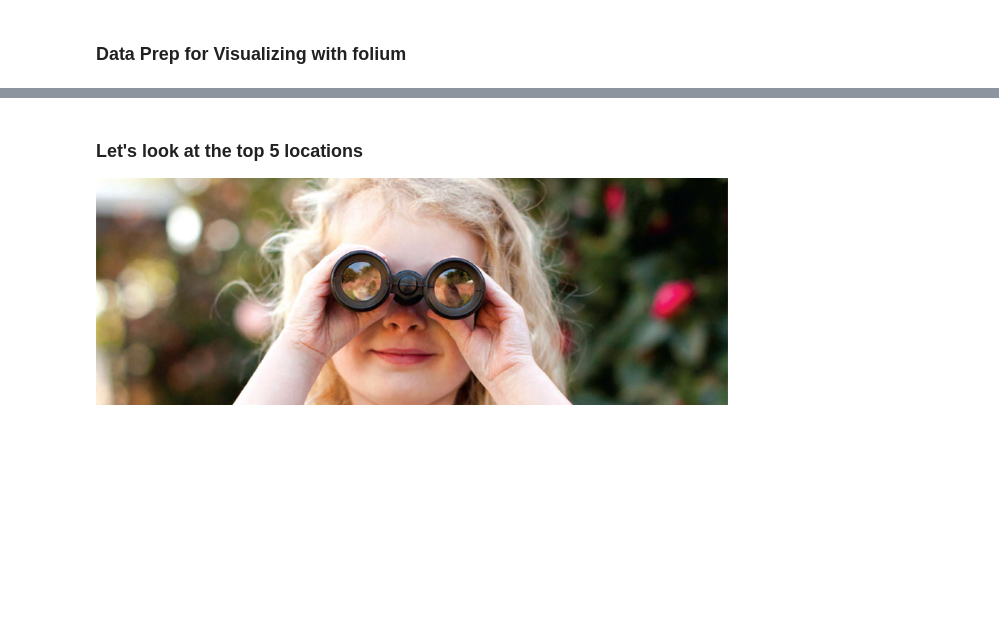
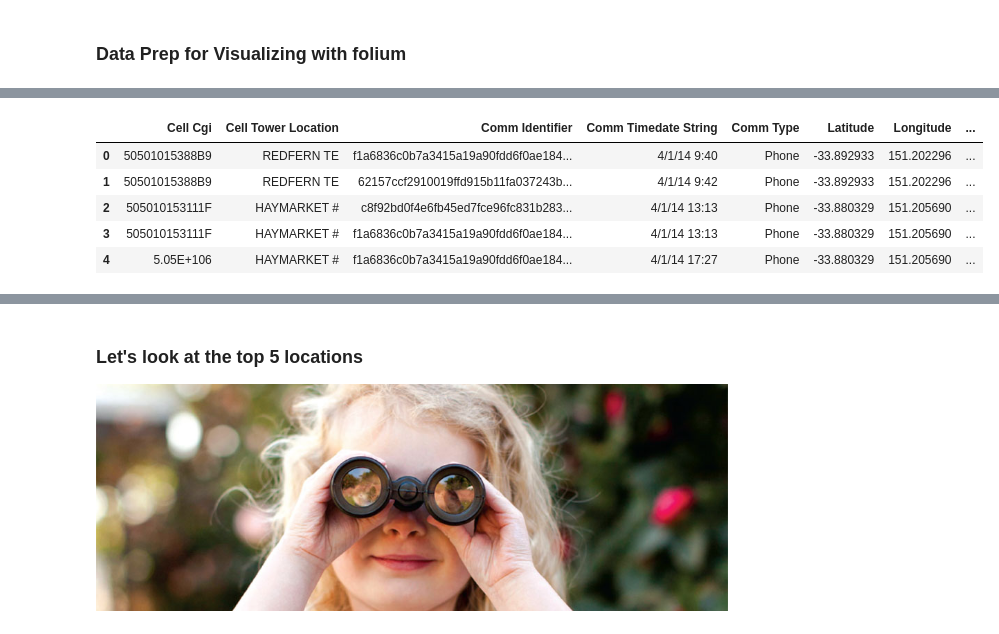
Before and after one commit to godsylla/visualizing-geodata_folium-bokeh-demo-, a Jupyter notebook: Folium_Demo.ipynb, the cells around one changed output, grey strips where cells are left out. Saved outputs shown, nothing was run; the diff lists cells and outputs as text; code cells hidden in the pictures; blank space fills up the shorter version.

```diff
--- a/Folium_Demo.ipynb
+++ b/Folium_Demo.ipynb
@@ -221,0 +385,9 @@ _ = sns.boxplot(data['Longitude'])
+# %%
+data.head()
+# %% [output]
+|  | Cell Cgi | Cell Tower Location | Comm Identifier | Comm Timedate String | Comm Type | Latitude | Longitude | ... |
+| 0 | 50501015388B9 | REDFERN TE | f1a6836c0b7a3415a19a90fdd6f0ae184... | 4/1/14 9:40 | Phone | -33.892933 | 151.202296 | ... |
+| 1 | 50501015388B9 | REDFERN TE | 62157ccf2910019ffd915b11fa037243b... | 4/1/14 9:42 | Phone | -33.892933 | 151.202296 | ... |
+| 2 | 505010153111F | HAYMARKET # | c8f92bd0f4e6fb45ed7fce96fc831b283... | 4/1/14 13:13 | Phone | -33.880329 | 151.205690 | ... |
+| 3 | 505010153111F | HAYMARKET # | f1a6836c0b7a3415a19a90fdd6f0ae184... | 4/1/14 13:13 | Phone | -33.880329 | 151.205690 | ... |
+| 4 | 5.05E+106 | HAYMARKET # | f1a6836c0b7a3415a19a90fdd6f0ae184... | 4/1/14 17:27 | Phone | -33.880329 | 151.205690 | ... |
```
Also changed, not shown: parts of 36 cells of this notebook, 1 other file.
